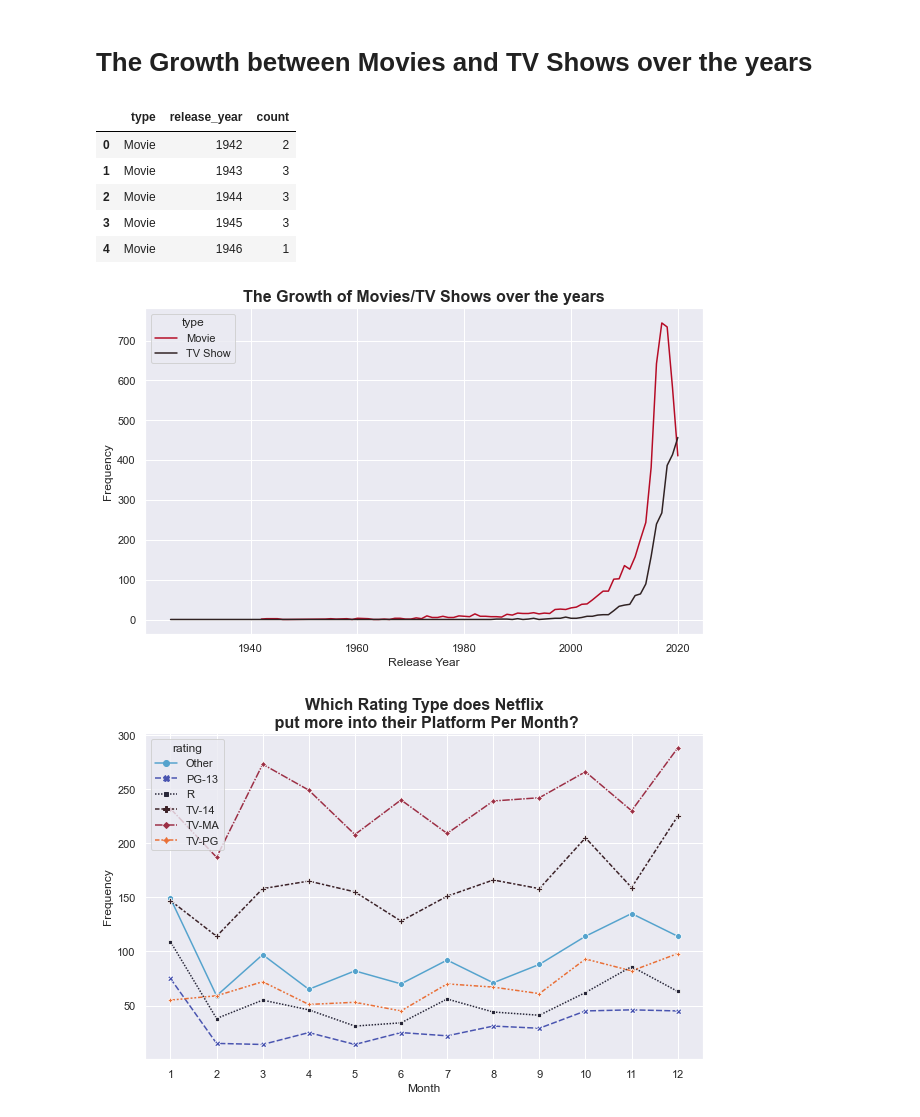
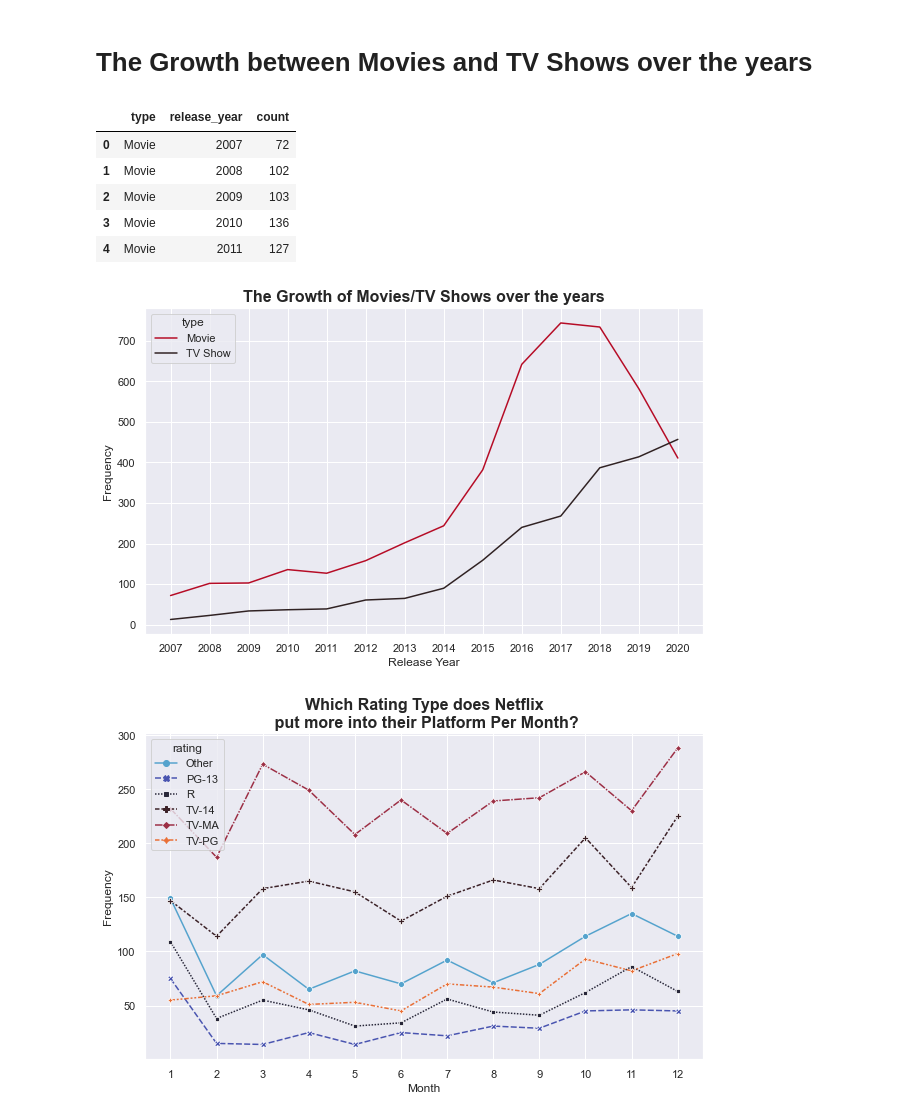
Before and after one commit to AlejandroDeLaCruz/Netflix-Analysis, a Jupyter notebook: Netflix_Analysis.ipynb, the cells around one changed output. Drawn from its saved outputs; the diff is of its cells as text; code cells hidden in the pictures.

```diff
--- a/Netflix_Analysis.ipynb
+++ b/Netflix_Analysis.ipynb
@@ -236,28 +236,29 @@ plot_bar(x_var = 'count',
 # %% [markdown]
 # The Growth between Movies and TV Shows over the years
 # %%
-years_count_type = (netflix[netflix['release_year'] < 2021]
+years_count_type = (netflix[(netflix['release_year'] >= 2007) & (netflix['release_year'] < 2021)]
                    .groupby(by = ['type', 'release_year'], as_index = False)['show_id']
                    .count())
 years_count_type.rename(columns = {'show_id': 'count'}, inplace = True)
 years_count_type.head()
 # %% [output]
 |  | type | release_year | count |
-| 0 | Movie | 1942 | 2 |
-| 1 | Movie | 1943 | 3 |
-| 2 | Movie | 1944 | 3 |
-| 3 | Movie | 1945 | 3 |
-| 4 | Movie | 1946 | 1 |
+| 0 | Movie | 2007 | 72 |
+| 1 | Movie | 2008 | 102 |
+| 2 | Movie | 2009 | 103 |
+| 3 | Movie | 2010 | 136 |
+| 4 | Movie | 2011 | 127 |
 # %%
 plt.figure(figsize = (10, 6))
 sns.lineplot(x = 'release_year', y = 'count', hue = 'type', data = years_count_type,
              palette = sns.dark_palette(color = '#b60c26', n_colors = 2, reverse = True, input = 'hsl'))
 plt.title('The Growth of Movies/TV Shows over the years', fontdict = {'fontsize': 16, 'fontweight': 'bold'})
 plt.xlabel('Release Year')
+plt.xticks(ticks = years_count_type['release_year'].unique())
 plt.ylabel('Frequency')
 plt.show()
 # %% [output]
-[figure, old version]
+[figure, new version]
 # %%
 net_rating = (netflix
              .groupby(by = ['month', 'rating'])['month']
```
